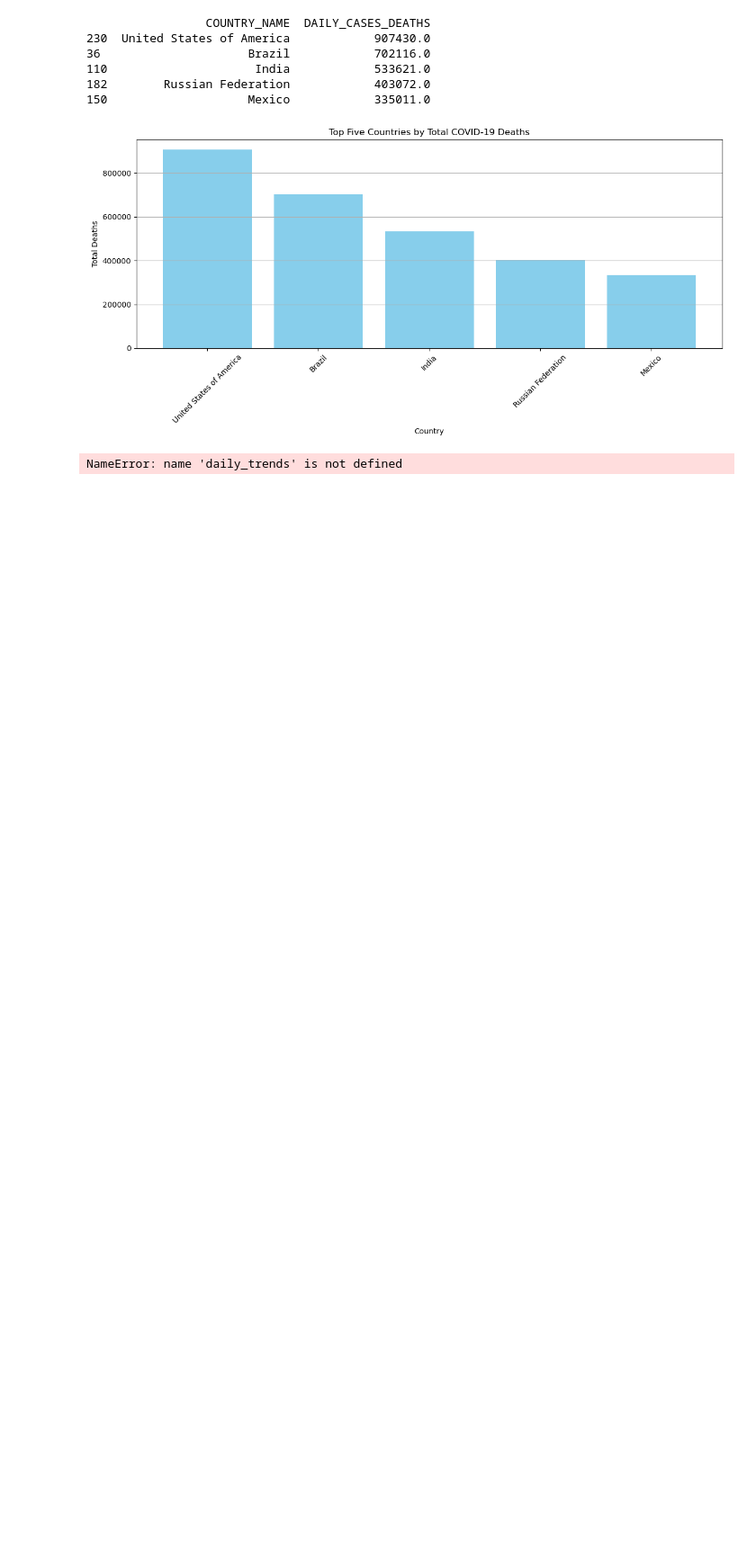
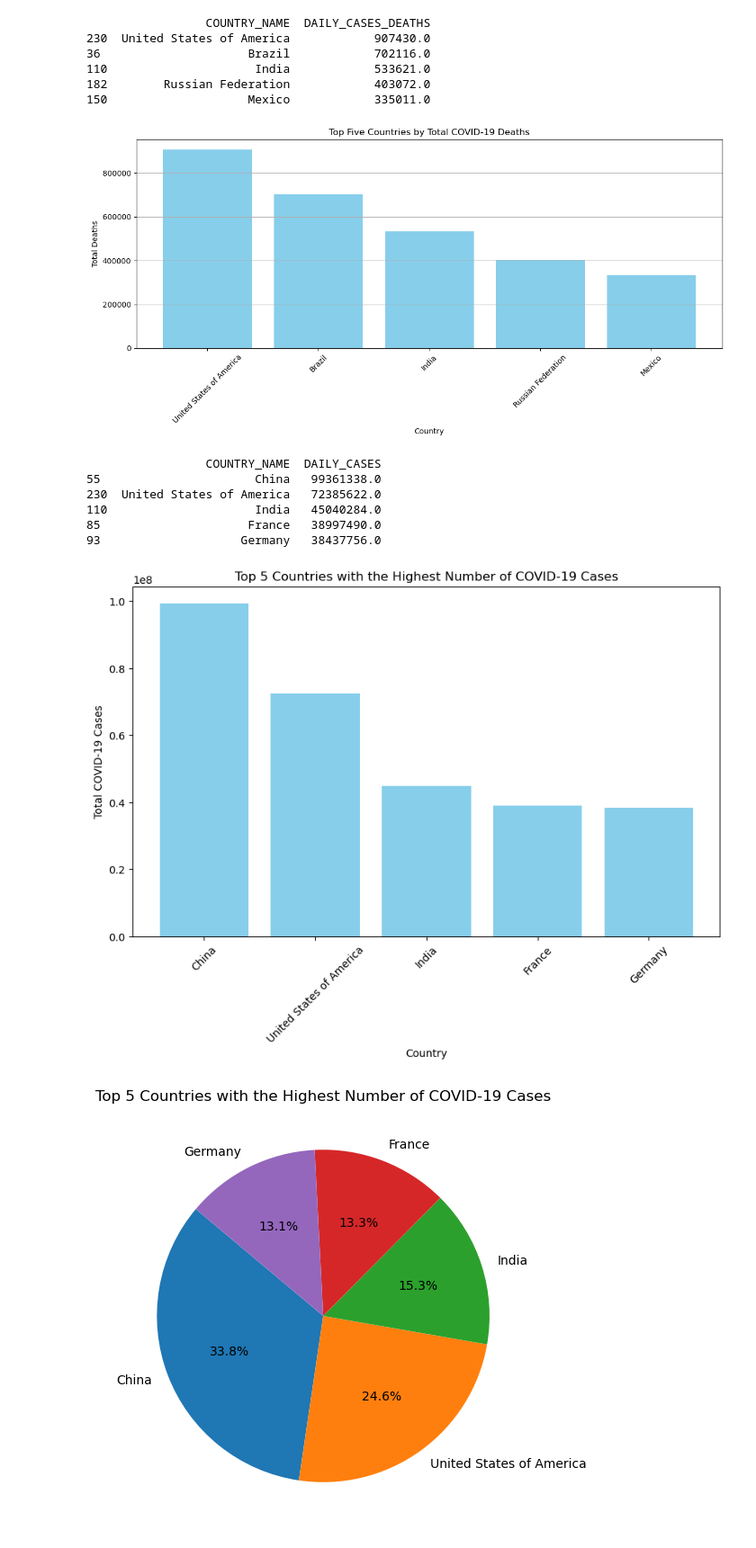
Before and after one commit to Tadakatsu213/Group-2, a Jupyter notebook: Project.ipynb, the cells around one changed output. Shown at 90% size. Saved outputs shown, nothing was run; the diff lists cells and outputs as text; code cells hidden in the pictures; blank space fills up the shorter version.

```diff
--- a/Project.ipynb
+++ b/Project.ipynb
@@ -1,9 +1,14 @@
 # %%
 import pandas as pd
 import matplotlib.pyplot as plt
+from pathlib import Path
+import scipy.stats as st
+import numpy as np
+from scipy.stats import sem
+import geopandas as gpd
 
 # Load the dataset
-file_path = r"C:\Users\tadak\OneDrive\Desktop\Data analysis\work\Challenge\Project\project\case_death_test_dataset.csv"
+file_path = r"Resources/case_death_test_dataset.csv"
 data = pd.read_csv(file_path)
 # Convert the ISO_START_DATE column to datetime format
 data['ISO_START_DATE'] = pd.to_datetime(data['ISO_START_DATE'])
@@ -111,27 +116,34 @@ plt.show()
 [figure]
 # %%
 # Summarize total cases by country
-total_cases_by_country = daily_trends.groupby('COUNTRY_NAME')['DAILY_CASES'].sum().reset_index()
+total_cases_by_country = data.groupby('COUNTRY_NAME')['DAILY_CASES'].sum().reset_index()
 
 # Sort by total cases in descending order and get the top five countries
 top_five_countries = total_cases_by_country.sort_values(by='DAILY_CASES', ascending=False).head(5)
 
 # Print the top five countries with the highest number of cases
 print(top_five_countries)
 
 # Plotting the bar graph
 plt.figure(figsize=(10, 6))
 plt.bar(top_five_countries['COUNTRY_NAME'], top_five_countries['DAILY_CASES'], color='skyblue')
 plt.xlabel('Country')
 plt.ylabel('Total COVID-19 Cases')
 plt.title('Top 5 Countries with the Highest Number of COVID-19 Cases')
 plt.xticks(rotation=45)
 plt.show()
 
 # Plotting the pie chart
 plt.figure(figsize=(10, 6))
 plt.pie(top_five_countries['DAILY_CASES'], labels=top_five_countries['COUNTRY_NAME'], autopct='%1.1f%%', startangle=140)
 plt.title('Top 5 Countries with the Highest Number of COVID-19 Cases')
 plt.show()
 # %% [output]
-NameError: name 'daily_trends' is not defined
+                 COUNTRY_NAME  DAILY_CASES
+55                      China   99361338.0
+230  United States of America   72385622.0
+110                     India   45040284.0
+85                     France   38997490.0
+93                    Germany   38437756.0
+[figure, added]
+[figure, added]
```
Also changed, not shown: parts of 19 cells of this notebook.
